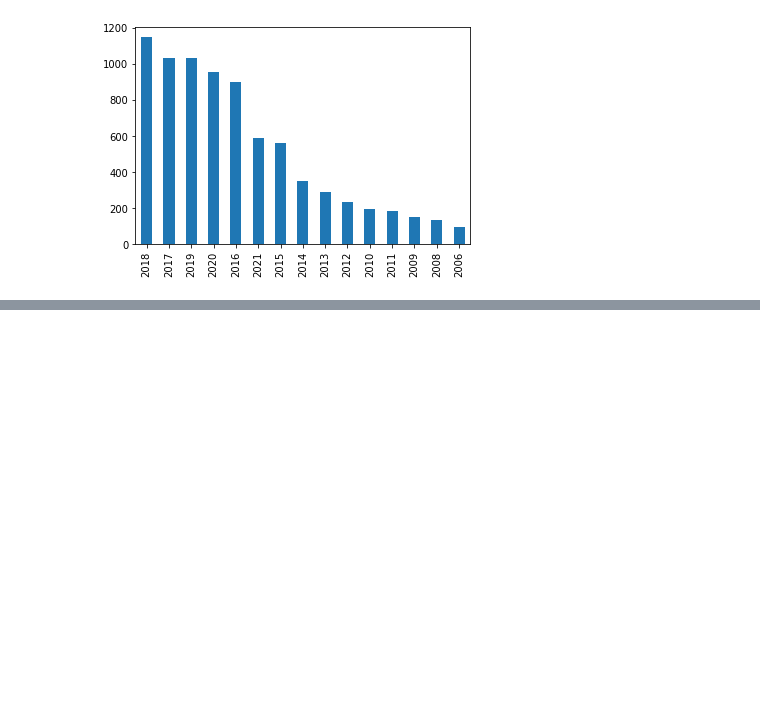
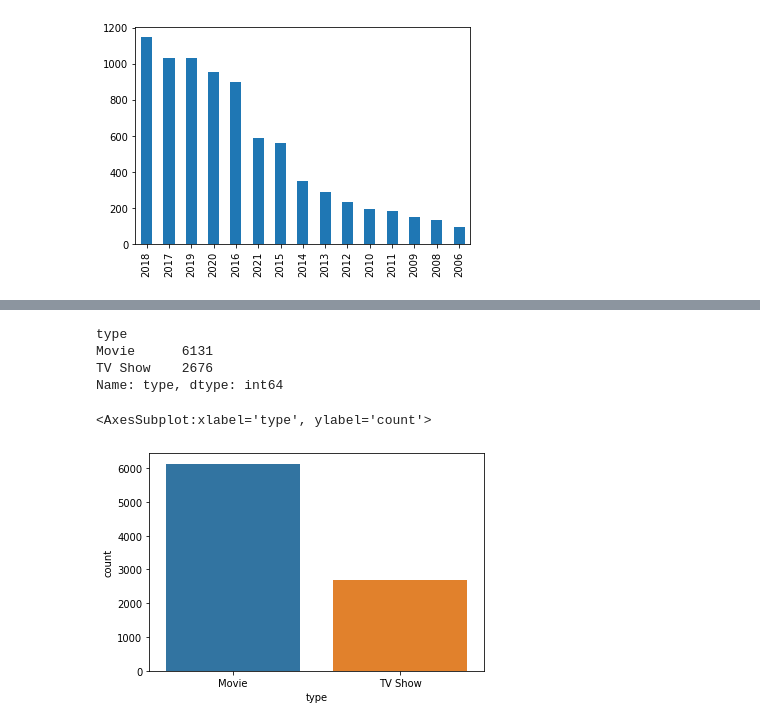
Before and after one commit to ligiadavilabozzi/netflix_analysis, a Jupyter notebook: netflix_analysis.ipynb, the cells around one changed output, grey strips where cells are left out. Cells and saved outputs as stored; diff of their text form; code cells hidden in the pictures; blank space fills up the shorter version.

Commit message:
number of tv shows and movies with bar graph; all movies released in 2000; only title of tv shows released in India and top 10 directors who fave the highest number of TV Shows and movies

```diff
--- a/netflix_analysis.ipynb
+++ b/netflix_analysis.ipynb
@@ -193,0 +204,12 @@ df_netflix['release_year'].value_counts()[:15].plot(kind='bar')
+# %%
+df_netflix.groupby('type').type.count()
+# %% [output]
+type
+Movie      6131
+TV Show    2676
+Name: type, dtype: int64
+# %%
+sns.countplot(df_netflix['type'])
+# %% [output]
+<AxesSubplot:xlabel='type', ylabel='count'>
+[figure, added]
```
Also changed, not shown: parts of 13 cells of this notebook.
